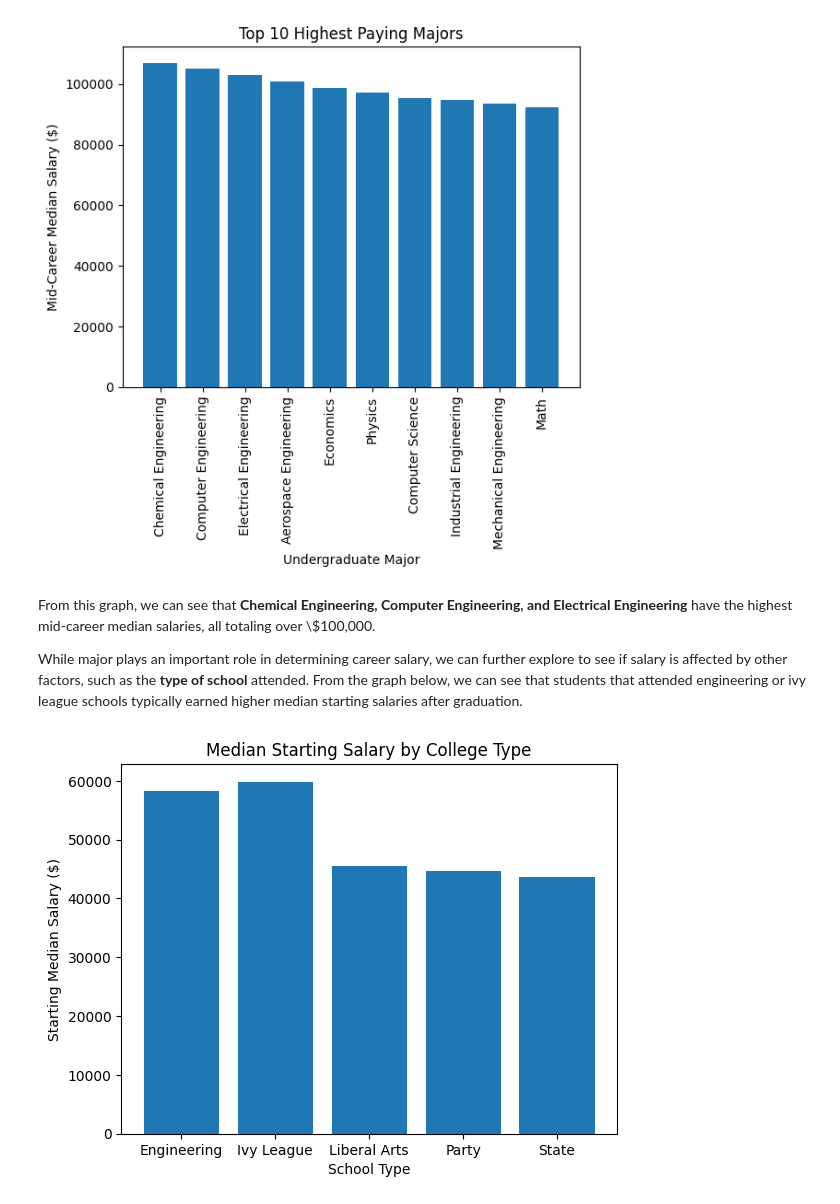
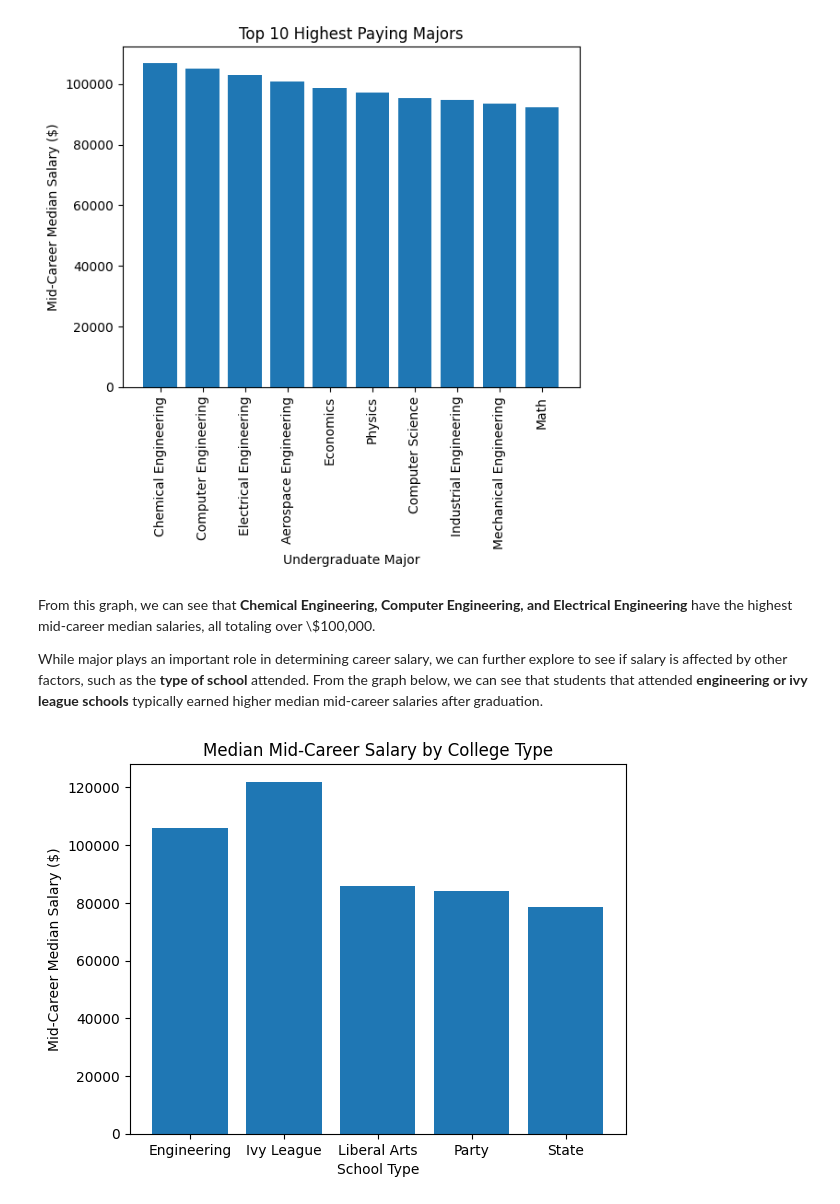
Before and after one commit to ashleyalee/DH140-Final, a Jupyter notebook: dh-140-final-AL.ipynb, the cells around one changed output. Drawn from its saved outputs; the diff is of its cells as text; code cells hidden in the pictures.

```diff
--- a/dh-140-final-AL.ipynb
+++ b/dh-140-final-AL.ipynb
@@ -236,17 +259,17 @@ plt.show()
 # %% [markdown]
 From this graph, we can see that **Chemical Engineering, Computer Engineering, and Electrical Engineering** have the highest mid-career median salaries, all totaling over \\$100,000.
 
-While major plays an important role in determining career salary, we can further explore to see if salary is affected by other factors, such as the **type of school** attended. From the graph below, we can see that students that attended engineering or ivy league schools typically earned higher median starting salaries after graduation.
+While major plays an important role in determining career salary, we can further explore to see if salary is affected by other factors, such as the **type of school** attended. From the graph below, we can see that students that attended **engineering or ivy league schools** typically earned higher median mid-career salaries after graduation.
 # %%
 # Group the data by college type and calculate the median starting salary
-grouped_salaries = salaries.groupby('School Type')['Starting Median Salary'].median().reset_index()
+grouped_salaries = salaries.groupby('School Type')['Mid-Career Median Salary'].median().reset_index()
 
 # Create a bar plot
-plt.bar(grouped_salaries['School Type'], grouped_salaries['Starting Median Salary'])
+plt.bar(grouped_salaries['School Type'], grouped_salaries['Mid-Career Median Salary'])
 plt.xlabel('School Type')
-plt.ylabel('Starting Median Salary ($)')
-plt.title('Median Starting Salary by College Type')
+plt.ylabel('Mid-Career Median Salary ($)')
+plt.title('Median Mid-Career Salary by College Type')
 
 plt.show()
 # %% [output]
-[figure, old version]
+[figure, new version]
```
Also changed, not shown: parts of 41 cells of this notebook.
